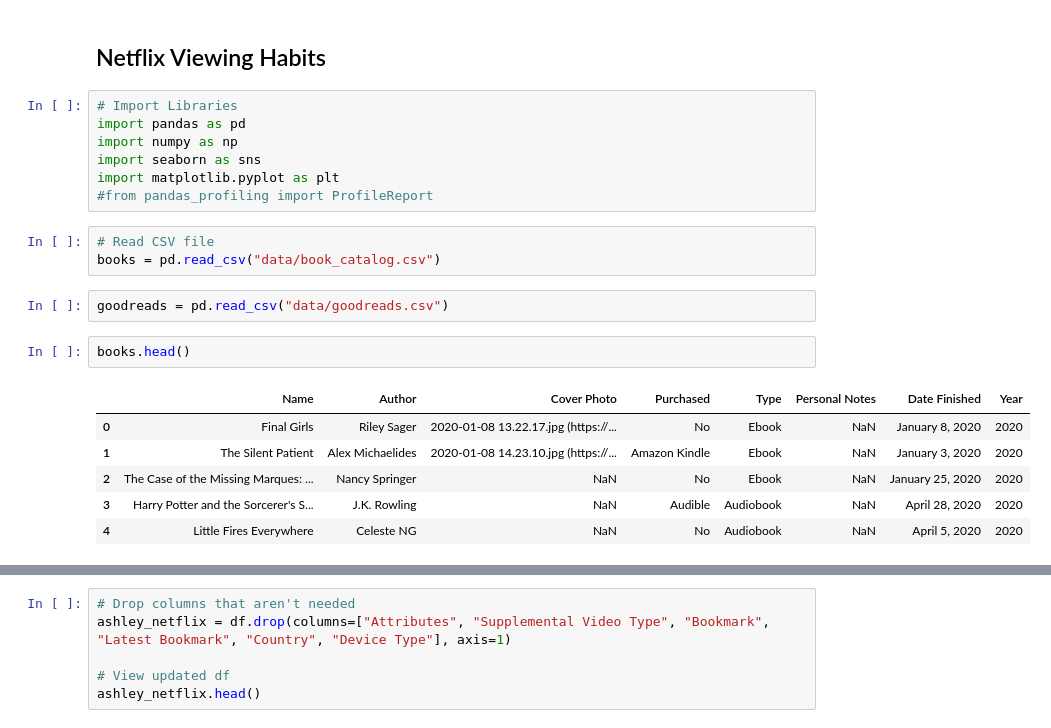
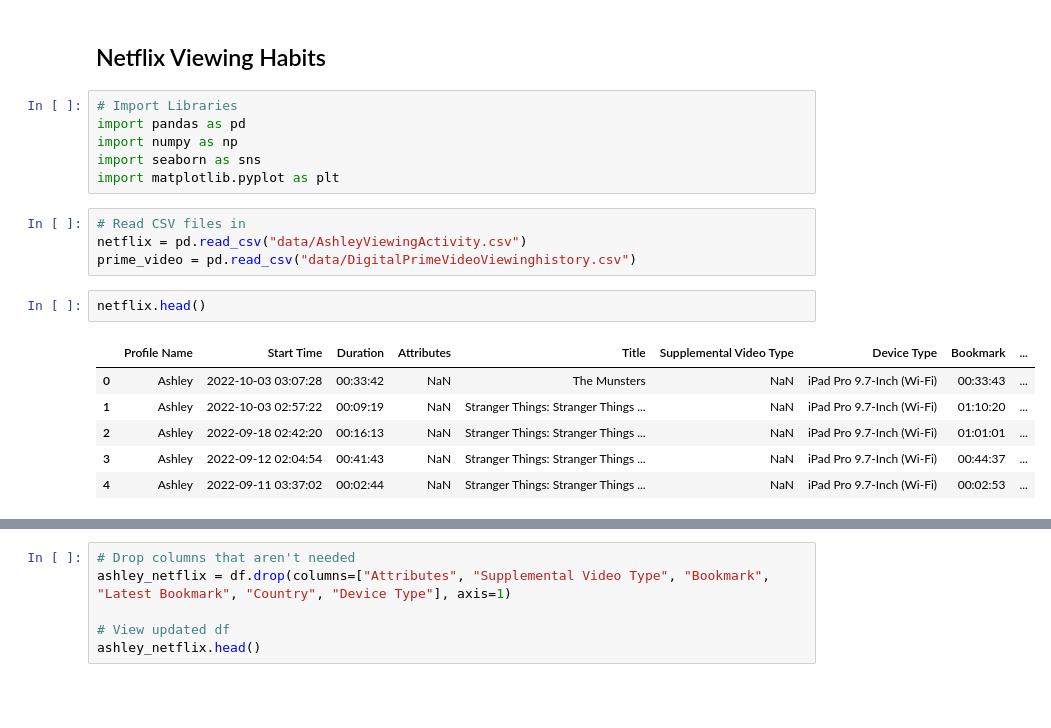
Before and after one commit to istarlet/netflix_viewing_habits, a Jupyter notebook: netflix.ipynb, the cells around one changed output, grey strips where cells are left out. Cells and saved outputs as stored; diff of their text form; blank space fills up the shorter version.

Commit message:
Remove book data files - redo streaming data files

```diff
--- a/netflix.ipynb
+++ b/netflix.ipynb
@@ -6,18 +6,16 @@ import pandas as pd
 import numpy as np
 import seaborn as sns
 import matplotlib.pyplot as plt
-#from pandas_profiling import ProfileReport
 # %%
-# Read CSV file
-books = pd.read_csv("data/book_catalog.csv")
+# Read CSV files in
+netflix = pd.read_csv("data/AshleyViewingActivity.csv")
+prime_video = pd.read_csv("data/DigitalPrimeVideoViewinghistory.csv")
-# %%
-goodreads = pd.read_csv("data/goodreads.csv")
 # %%
-books.head()
+netflix.head()
 # %% [output]
-|  | Name | Author | Cover Photo | Purchased | Type | Personal Notes | Date Finished | Year |
-| 0 | Final Girls | Riley Sager | 2020-01-08 13.22.17.jpg (https://... | No | Ebook | NaN | January 8, 2020 | 2020 |
-| 1 | The Silent Patient | Alex Michaelides | 2020-01-08 14.23.10.jpg (https://... | Amazon Kindle | Ebook | NaN | January 3, 2020 | 2020 |
-| 2 | The Case of the Missing Marques: ... | Nancy Springer | NaN | No | Ebook | NaN | January 25, 2020 | 2020 |
-| 3 | Harry Potter and the Sorcerer's S... | J.K. Rowling | NaN | Audible | Audiobook | NaN | April 28, 2020 | 2020 |
-| 4 | Little Fires Everywhere | Celeste NG | NaN | No | Audiobook | NaN | April 5, 2020 | 2020 |
+|  | Profile Name | Start Time | Duration | Attributes | Title | Supplemental Video Type | Device Type | Bookmark | ... |
+| 0 | Ashley | 2022-10-03 03:07:28 | 00:33:42 | NaN | The Munsters | NaN | iPad Pro 9.7-Inch (Wi-Fi) | 00:33:43 | ... |
+| 1 | Ashley | 2022-10-03 02:57:22 | 00:09:19 | NaN | Stranger Things: Stranger Things ... | NaN | iPad Pro 9.7-Inch (Wi-Fi) | 01:10:20 | ... |
+| 2 | Ashley | 2022-09-18 02:42:20 | 00:16:13 | NaN | Stranger Things: Stranger Things ... | NaN | iPad Pro 9.7-Inch (Wi-Fi) | 01:01:01 | ... |
+| 3 | Ashley | 2022-09-12 02:04:54 | 00:41:43 | NaN | Stranger Things: Stranger Things ... | NaN | iPad Pro 9.7-Inch (Wi-Fi) | 00:44:37 | ... |
+| 4 | Ashley | 2022-09-11 03:37:02 | 00:02:44 | NaN | Stranger Things: Stranger Things ... | NaN | iPad Pro 9.7-Inch (Wi-Fi) | 00:02:53 | ... |
```
Also changed, not shown: parts of 8 cells of this notebook.
